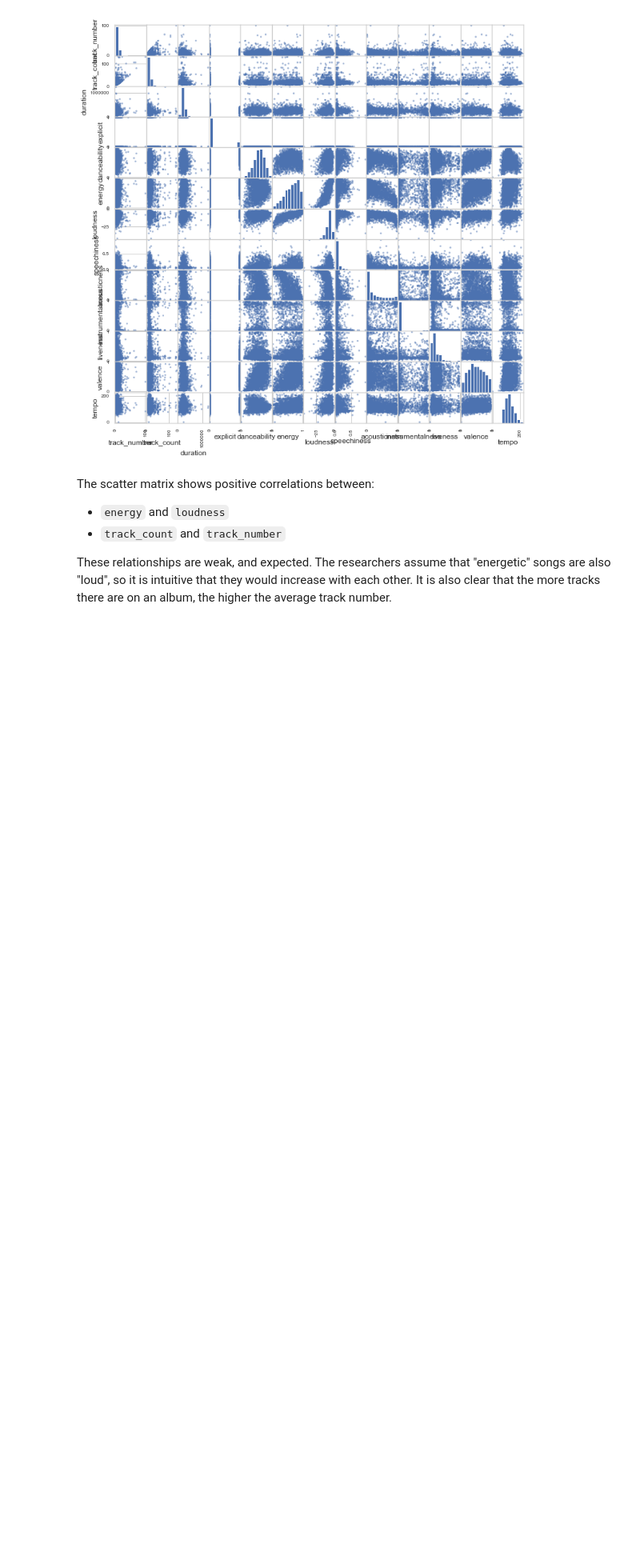
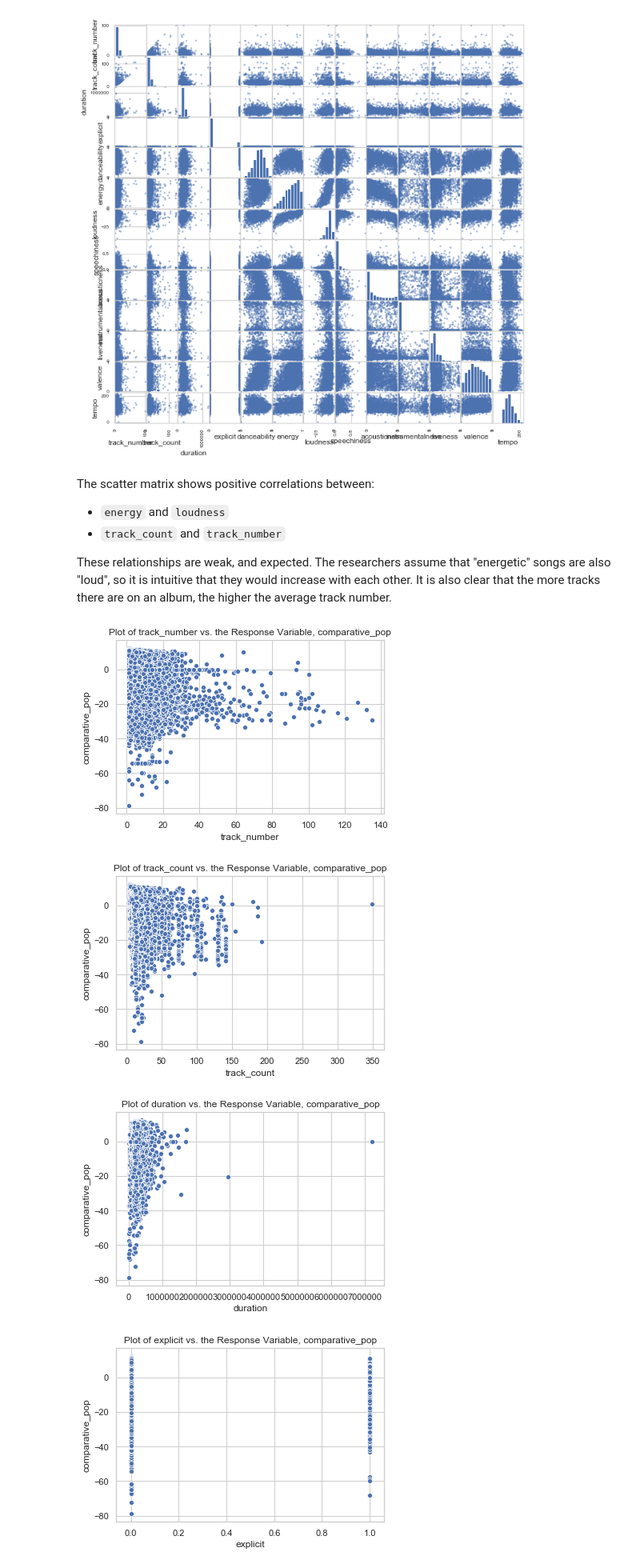
Before and after one commit to jluby/cs109_spotify, a Jupyter notebook: eda.ipynb, the cells around one changed output. Shown at 80% size. Drawn from its saved outputs; the diff is of its cells as text; code cells hidden in the pictures; blank space fills up the shorter version.

```diff
--- a/eda.ipynb
+++ b/eda.ipynb
@@ -166,3 +169,18 @@ The scatter matrix shows positive correlations between:
 - `track_count` and `track_number`
 
 These relationships are weak, and expected. The researchers assume that "energetic" songs are also "loud", so it is intuitive that they would increase with each other. It is also clear that the more tracks there are on an album, the higher the average track number.
+# %%
+# Plot the individual predictors against the response
+def spotify_scatter(data, predictor, response):
+    sns.scatterplot(x=predictor, y=response, data=data)
+
+    plt.title(f"Plot of {predictor} vs. the Response Variable, {response}")
+    plt.show()
+# %%
+for predictor in predictors:
+    spotify_scatter(data, predictor, response)
+# %% [output]
+[figure, added]
+[figure, added]
+[figure, added]
+[figure, added]
```
Also changed, not shown: parts of 2 cells of this notebook.
